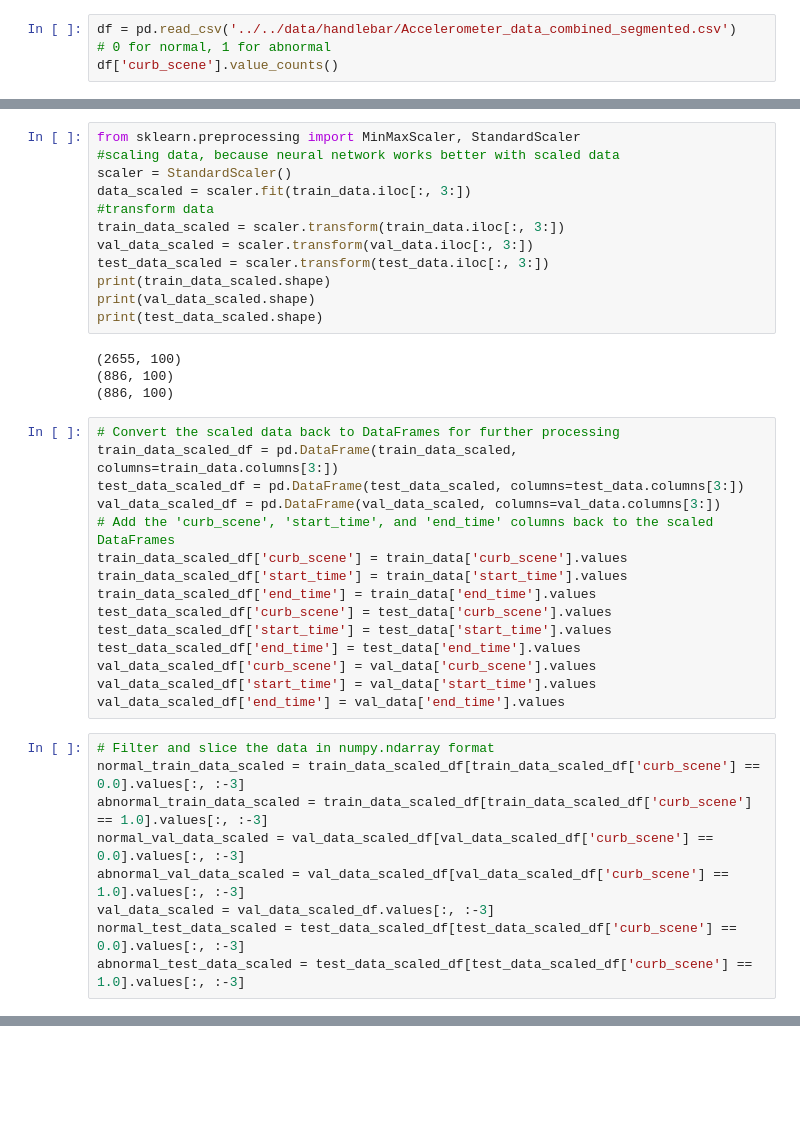
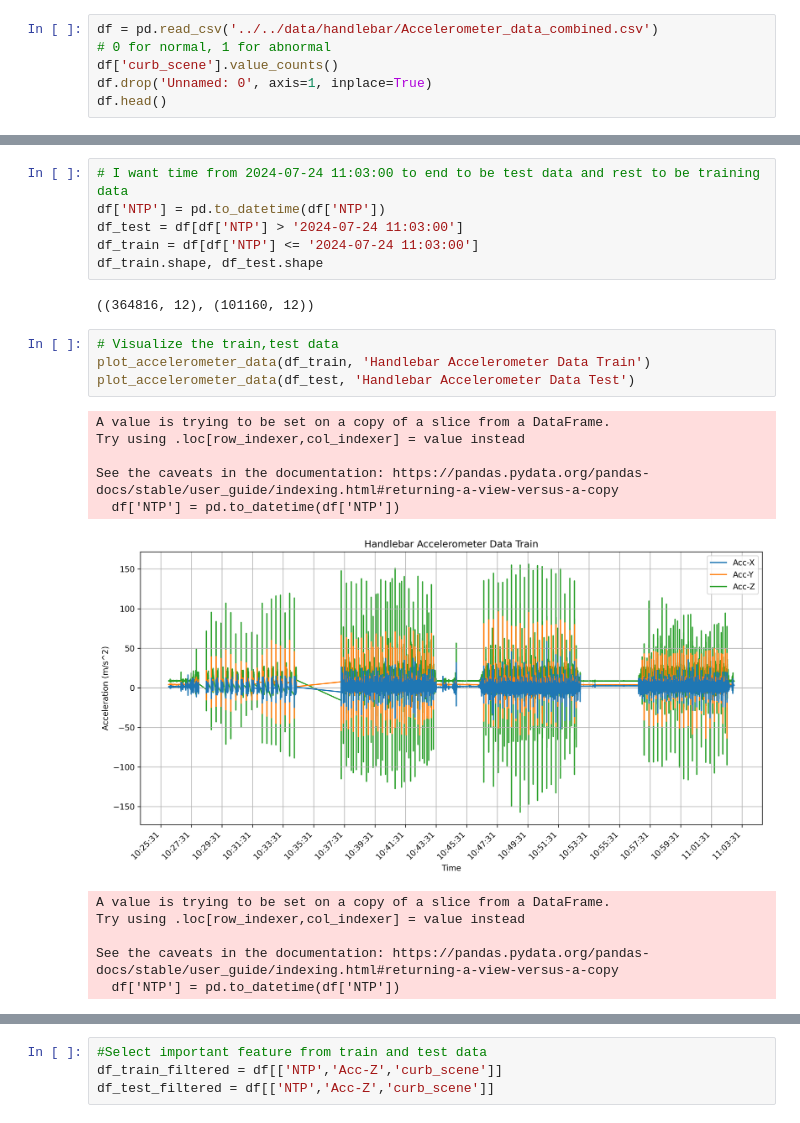
Before and after one commit to Ziyi-star/Bachelor-Project, a Jupyter notebook: notebooks/Handlebar/03-Lstm__Handlebar_tensorflow.ipynb, the cells around one changed output, grey strips where cells are left out. Saved outputs shown, nothing was run; the diff lists cells and outputs as text; blank space fills up the shorter version.

```diff
--- a/notebooks/Handlebar/03-Lstm__Handlebar_tensorflow.ipynb
+++ b/notebooks/Handlebar/03-Lstm__Handlebar_tensorflow.ipynb
@@ -13,5 +15,7 @@ RANDOM_SEED = 42
 # %%
-df = pd.read_csv('../../data/handlebar/Accelerometer_data_combined_segmented.csv')
+df = pd.read_csv('../../data/handlebar/Accelerometer_data_combined.csv')
 # 0 for normal, 1 for abnormal
 df['curb_scene'].value_counts()
+df.drop('Unnamed: 0', axis=1, inplace=True)
+df.head()
 # %% [output]
@@ -32,40 +28,24 @@ train_data, val_data, train_labels, val_labels = train_test_split(train_data, tr
-# %%
-from sklearn.preprocessing import MinMaxScaler, StandardScaler
-#scaling data, because neural network works better with scaled data
-scaler = StandardScaler()
-data_scaled = scaler.fit(train_data.iloc[:, 3:])
-#transform data
-train_data_scaled = scaler.transform(train_data.iloc[:, 3:])
-val_data_scaled = scaler.transform(val_data.iloc[:, 3:])
-test_data_scaled = scaler.transform(test_data.iloc[:, 3:])
-print(train_data_scaled.shape)
-print(val_data_scaled.shape)
-print(test_data_scaled.shape)
-# %% [output]
-(2655, 100)
-(886, 100)
-(886, 100)
-# %%
-# Convert the scaled data back to DataFrames for further processing
-train_data_scaled_df = pd.DataFrame(train_data_scaled, columns=train_data.columns[3:])
-test_data_scaled_df = pd.DataFrame(test_data_scaled, columns=test_data.columns[3:])
-val_data_scaled_df = pd.DataFrame(val_data_scaled, columns=val_data.columns[3:])
-# Add the 'curb_scene', 'start_time', and 'end_time' columns back to the scaled DataFrames
-train_data_scaled_df['curb_scene'] = train_data['curb_scene'].values
-train_data_scaled_df['start_time'] = train_data['start_time'].values
-train_data_scaled_df['end_time'] = train_data['end_time'].values
-test_data_scaled_df['curb_scene'] = test_data['curb_scene'].values
-test_data_scaled_df['start_time'] = test_data['start_time'].values
-test_data_scaled_df['end_time'] = test_data['end_time'].values
-val_data_scaled_df['curb_scene'] = val_data['curb_scene'].values
-val_data_scaled_df['start_time'] = val_data['start_time'].values
-val_data_scaled_df['end_time'] = val_data['end_time'].values
-# %%
-# Filter and slice the data in numpy.ndarray format
-normal_train_data_scaled = train_data_scaled_df[train_data_scaled_df['curb_scene'] == 0.0].values[:, :-3]
-abnormal_train_data_scaled = train_data_scaled_df[train_data_scaled_df['curb_scene'] == 1.0].values[:, :-3]
-normal_val_data_scaled = val_data_scaled_df[val_data_scaled_df['curb_scene'] == 0.0].values[:, :-3]
-abnormal_val_data_scaled = val_data_scaled_df[val_data_scaled_df['curb_scene'] == 1.0].values[:, :-3]
-val_data_scaled = val_data_scaled_df.values[:, :-3]
-normal_test_data_scaled = test_data_scaled_df[test_data_scaled_df['curb_scene'] == 0.0].values[:, :-3]
-abnormal_test_data_scaled = test_data_scaled_df[test_data_scaled_df['curb_scene'] == 1.0].values[:, :-3]
+# %%
+# I want time from 2024-07-24 11:03:00 to end to be test data and rest to be training data
+df['NTP'] = pd.to_datetime(df['NTP'])
+df_test = df[df['NTP'] > '2024-07-24 11:03:00']
+df_train = df[df['NTP'] <= '2024-07-24 11:03:00']
+df_train.shape, df_test.shape
+# %% [output]
+((364816, 12), (101160, 12))
+# %%
+# Visualize the train,test data
+plot_accelerometer_data(df_train, 'Handlebar Accelerometer Data Train')
+plot_accelerometer_data(df_test, 'Handlebar Accelerometer Data Test')
+# %% [output]
+A value is trying to be set on a copy of a slice from a DataFrame.
+Try using .loc[row_indexer,col_indexer] = value instead
+
+See the caveats in the documentation: https://pandas.pydata.org/pandas-docs/stable/user_guide/indexing.html#returning-a-view-versus-a-copy
+  df['NTP'] = pd.to_datetime(df['NTP'])
+[figure, added]
+A value is trying to be set on a copy of a slice from a DataFrame.
+Try using .loc[row_indexer,col_indexer] = value instead
+
+See the caveats in the documentation: https://pandas.pydata.org/pandas-docs/stable/user_guide/indexing.html#returning-a-view-versus-a-copy
+  df['NTP'] = pd.to_datetime(df['NTP'])
@@ -71,0 +53,4 @@ abnormal_test_data_scaled = test_data_scaled_df[test_data_scaled_df['curb_scene'
+# %%
+#Select important feature from train and test data
+df_train_filtered = df[['NTP','Acc-Z','curb_scene']]
+df_test_filtered = df[['NTP','Acc-Z','curb_scene']]
```
Also changed, not shown: parts of 6 cells of this notebook, 2 other files.
